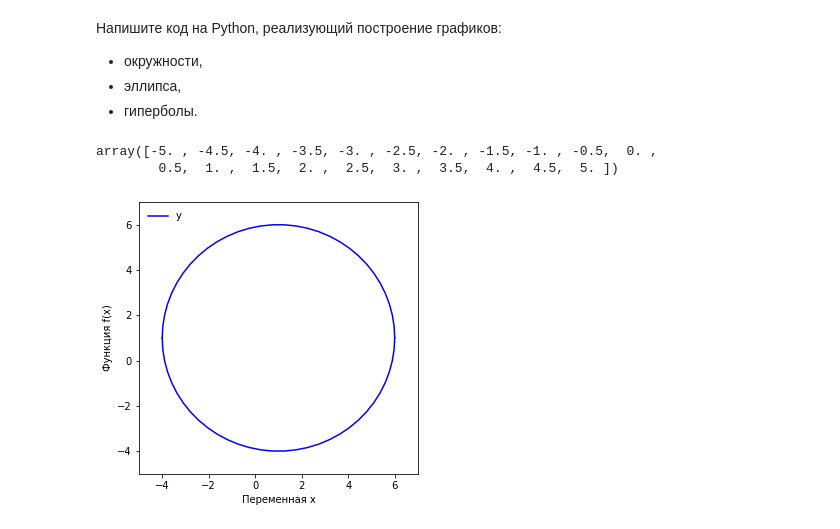
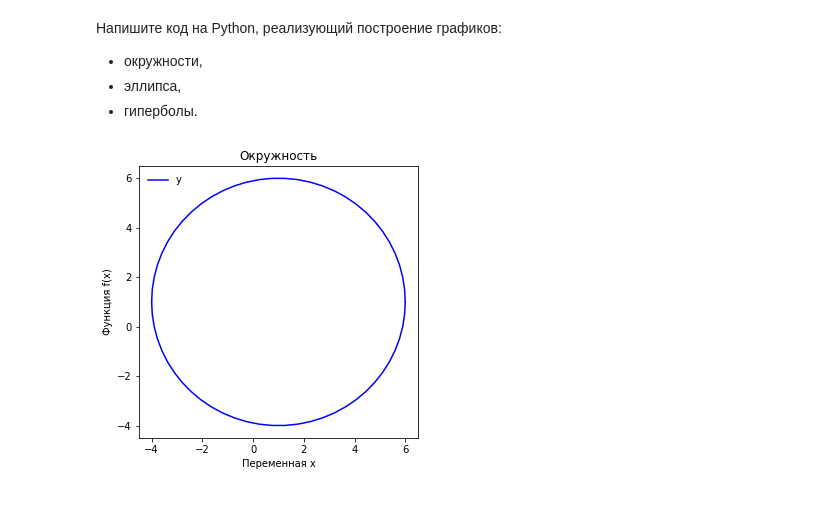
Before and after one commit to Gecod/GB, a Jupyter notebook: 2021.09-10 Introduction to Higher Mathematics/Task_03/Task_03.ipynb, the cells around one changed output. Drawn from its saved outputs; the diff is of its cells as text; code cells hidden in the pictures.

```diff
--- a/2021.09-10 Introduction to Higher Mathematics/Task_03/Task_03.ipynb
+++ b/2021.09-10 Introduction to Higher Mathematics/Task_03/Task_03.ipynb
@@ -76,36 +74,32 @@ from pylab import rcParams
-# %%
-np.linspace(-5, 5, 21)
-# %% [output]
-array([-5. , -4.5, -4. , -3.5, -3. , -2.5, -2. , -1.5, -1. , -0.5,  0. ,
-        0.5,  1. ,  1.5,  2. ,  2.5,  3. ,  3.5,  4. ,  4.5,  5. ])
 # %%
 rcParams["figure.figsize"] = 5, 5
 
 r = 5
 x0 = 1
 y0 = 1
 x_min = x0 - r
 x_max = x0 + r
 
 step_lin = 0.5
-semicircle_len = pi * r
+semicircle_len = np.pi * r
 n_points = int(semicircle_len / step_lin) + 1
-steps_angle = np.linspace(0, pi, n_points)
-x = np.array([x0 - r * cos(step_angle) for step_angle in steps_angle])
+steps_angle = np.linspace(0, np.pi, n_points)
+x = np.array([x0 - r * np.cos(step_angle) for step_angle in steps_angle])
 
-y_top = y0 + (r ** 2 - (x - x0) ** 2) ** 0.5
-y_bottom = y0 - (r ** 2 - (x - x0) ** 2) ** 0.5
+y_top = y0 + np.sqrt(r ** 2 - (x - x0) ** 2)
+y_bottom = y0 - np.sqrt(r ** 2 - (x - x0) ** 2)
 
 plt.plot(x, y_top, label=f"y", c="blue")
 plt.plot(x, y_bottom, c="blue")
 
+plt.title("Окружность")
 plt.xlabel("Переменная x")
 plt.ylabel("Функция f(x)")
 
 plt.legend(loc="upper left", frameon=False)
 
-plt.axis([x_min-1, x_max+1, y0-r-1, y0+r+1])
+# plt.axis([x_min-1, x_max+1, y0-r-1, y0+r+1])
 
 plt.show()
 # %% [output]
-[figure, old version]
+[figure, new version]
```
Also changed, not shown: parts of 5 cells of this notebook.
